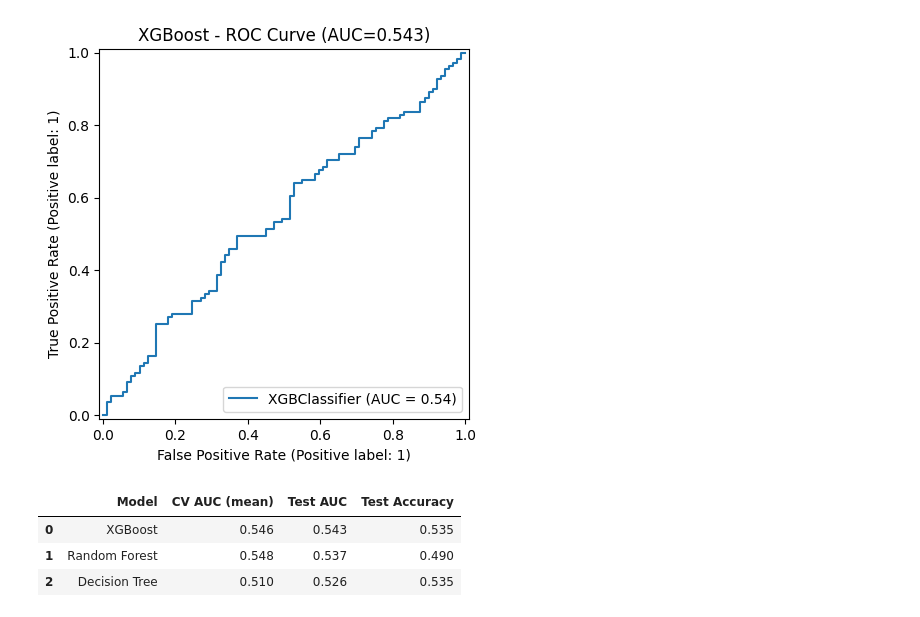
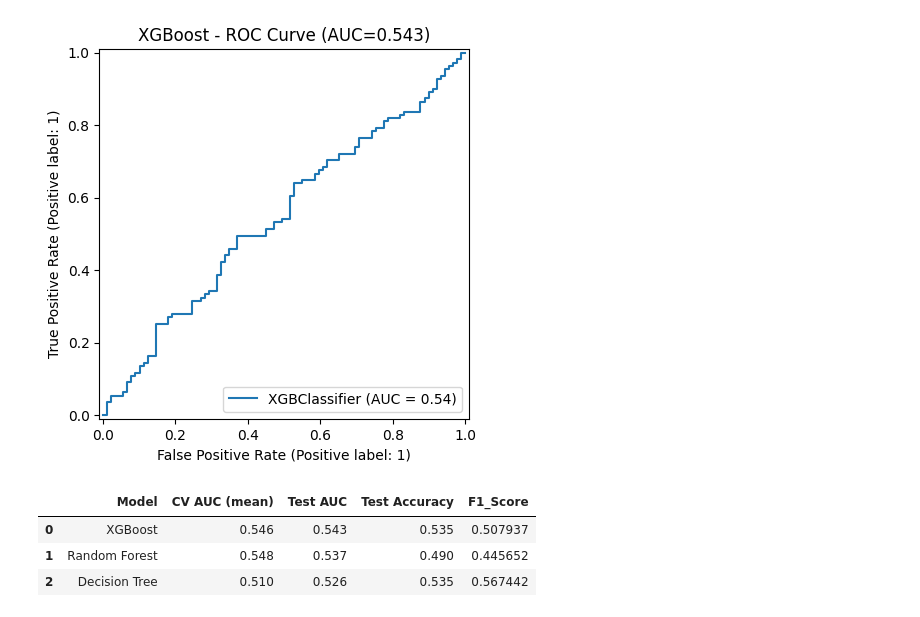
Before and after one commit to timnd08/hair-health-model, a Jupyter notebook: main_TreeBasedModel.ipynb, the cells around one changed output. Saved outputs shown, nothing was run; the diff lists cells and outputs as text; code cells hidden in the pictures.

Commit message:
add F1 score and fix some typo

```diff
--- a/main_TreeBasedModel.ipynb
+++ b/main_TreeBasedModel.ipynb
@@ -309,8 +309,9 @@ y_pred_dt = best_dt_model.predict(X_test_final)
 y_prob_dt = best_dt_model.predict_proba(X_test_final)[:, 1]
 dt_test_auc = roc_auc_score(y_test_final, y_prob_dt)
 dt_acc = accuracy_score(y_test_final, y_pred_dt)
+dt_f1 = f1_score(y_test_final, y_pred_dt)
 
-print(f"Test AUC: {test_auc:.4f}, Accuracy: {acc:.4f}")
+print(f"Test AUC: {dt_test_auc:.4f}, Accuracy: {dt_acc:.4f}, F1_Score: {dt_f1:.4f}" )
 # %% [output]
 Fitting 5 folds for each of 24 candidates, totalling 120 fits
 Best Decision Tree Params: {'criterion': 'entropy', 'max_depth': 10, 'min_samples_split': 10}
@@ -346,8 +347,9 @@ y_pred_rf = best_rf_model.predict(X_test_final)
 y_prob_rf = best_rf_model.predict_proba(X_test_final)[:, 1]
 rf_test_auc = roc_auc_score(y_test_final, y_prob_rf)
 rf_acc = accuracy_score(y_test_final, y_pred_rf)
+rf_f1 = f1_score(y_test_final, y_pred_rf)
 
-print(f"Test AUC: {rf_test_auc:.4f}, Accuracy: {rf_acc:.4f}")
+print(f"Test AUC: {rf_test_auc:.4f}, Accuracy: {rf_acc:.4f}, F1_Score: {rf_f1:.4f}")
 # %% [output]
 Fitting 5 folds for each of 24 candidates, totalling 120 fits
 Best Random Forest Params: {'criterion': 'gini', 'max_depth': 10, 'n_estimators': 400}
@@ -389,8 +391,9 @@ y_pred_xgb = best_xgb_model.predict(X_test_final)
 y_prob_xgb = best_xgb_model.predict_proba(X_test_final)[:, 1]
 xgb_test_auc = roc_auc_score(y_test_final, y_prob_xgb)
 xgb_acc = accuracy_score(y_test_final, y_pred_xgb)
+xgb_f1 = f1_score(y_test_final, y_pred_xgb)
 
-print(f"Test AUC: {xgb_test_auc:.4f}, Accuracy: {xgb_acc:.4f}")
+print(f"Test AUC: {xgb_test_auc:.4f}, Accuracy: {xgb_acc:.4f}, F1_Score: {rf_f1:.4f}")
 # %% [output]
 Fitting 5 folds for each of 27 candidates, totalling 135 fits
 Best XGBoost Params: {'learning_rate': 0.2, 'max_depth': 5, 'n_estimators': 100}
@@ -524,37 +514,42 @@ weighted avg       0.56      0.54      0.53       200
 # %%
 # Cross-Validation Performance Summary:
 results = pd.DataFrame({
     'Model': ['Decision Tree', 'Random Forest', 'XGBoost'],
     'CV AUC (mean)': [
         grid_search.best_score_,
         rf_grid.best_score_,
         xgb_grid.best_score_
     ],
     'Test AUC': [
-        test_auc,
+        dt_test_auc,
         rf_test_auc,
         xgb_test_auc
     ],
     'Test Accuracy': [
-        acc,
+        dt_acc,
         rf_acc,
         xgb_acc
+    ],
+    'F1_Score': [
+        dt_f1,
+        rf_f1,
+        xgb_f1
     ]
 })
 
 results = results.sort_values(by='Test AUC', ascending=False).reset_index(drop=True)
 display(
     results.style.format({
         "CV AUC (mean)": "{:.3f}",
         "Test AUC": "{:.3f}",
         "Test Accuracy": "{:.3f}"
     })
 )
 # %% [output]
-|  | Model | CV AUC (mean) | Test AUC | Test Accuracy |
-| 0 | XGBoost | 0.546 | 0.543 | 0.535 |
-| 1 | Random Forest | 0.548 | 0.537 | 0.490 |
-| 2 | Decision Tree | 0.510 | 0.526 | 0.535 |
+|  | Model | CV AUC (mean) | Test AUC | Test Accuracy | F1_Score |
+| 0 | XGBoost | 0.546 | 0.543 | 0.535 | 0.507937 |
+| 1 | Random Forest | 0.548 | 0.537 | 0.490 | 0.445652 |
+| 2 | Decision Tree | 0.510 | 0.526 | 0.535 | 0.567442 |
 # %%
 #refit it with top important feature
 
```
Also changed, not shown: parts of 5 cells of this notebook.
